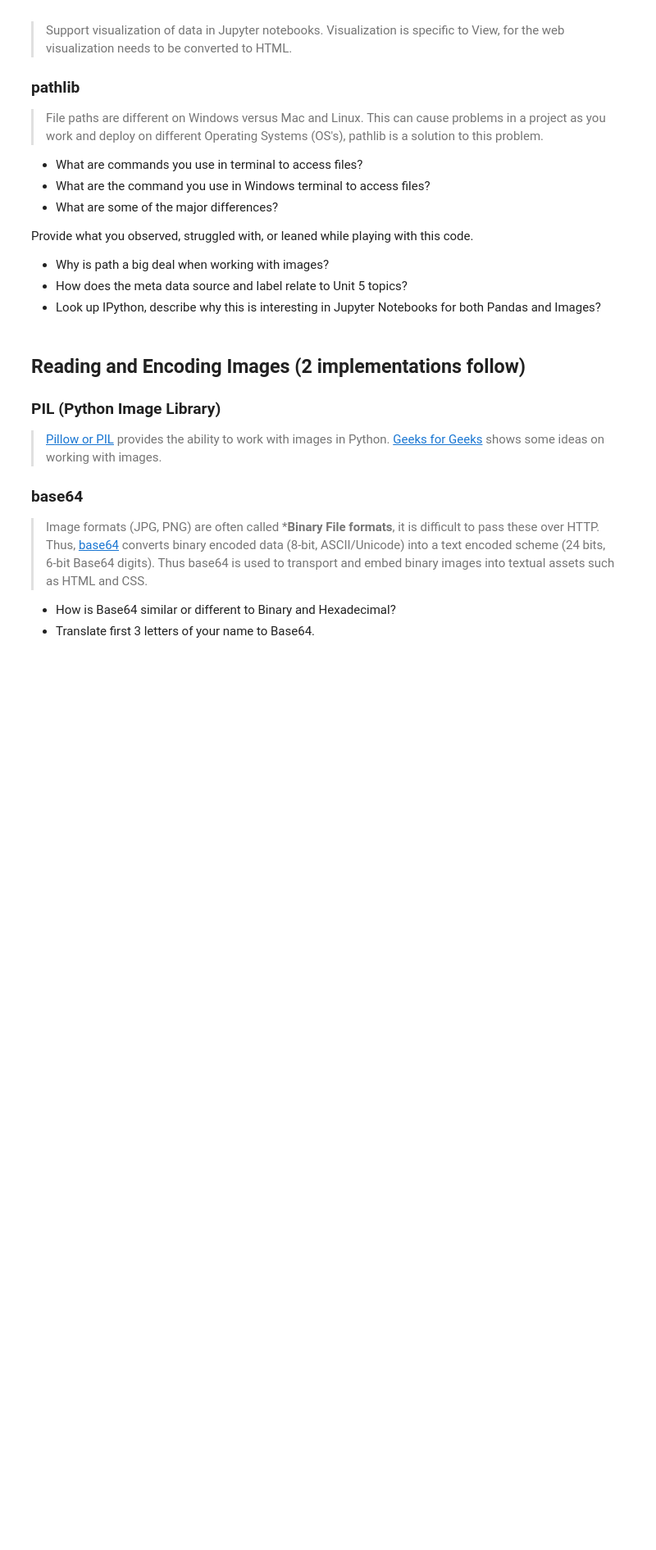
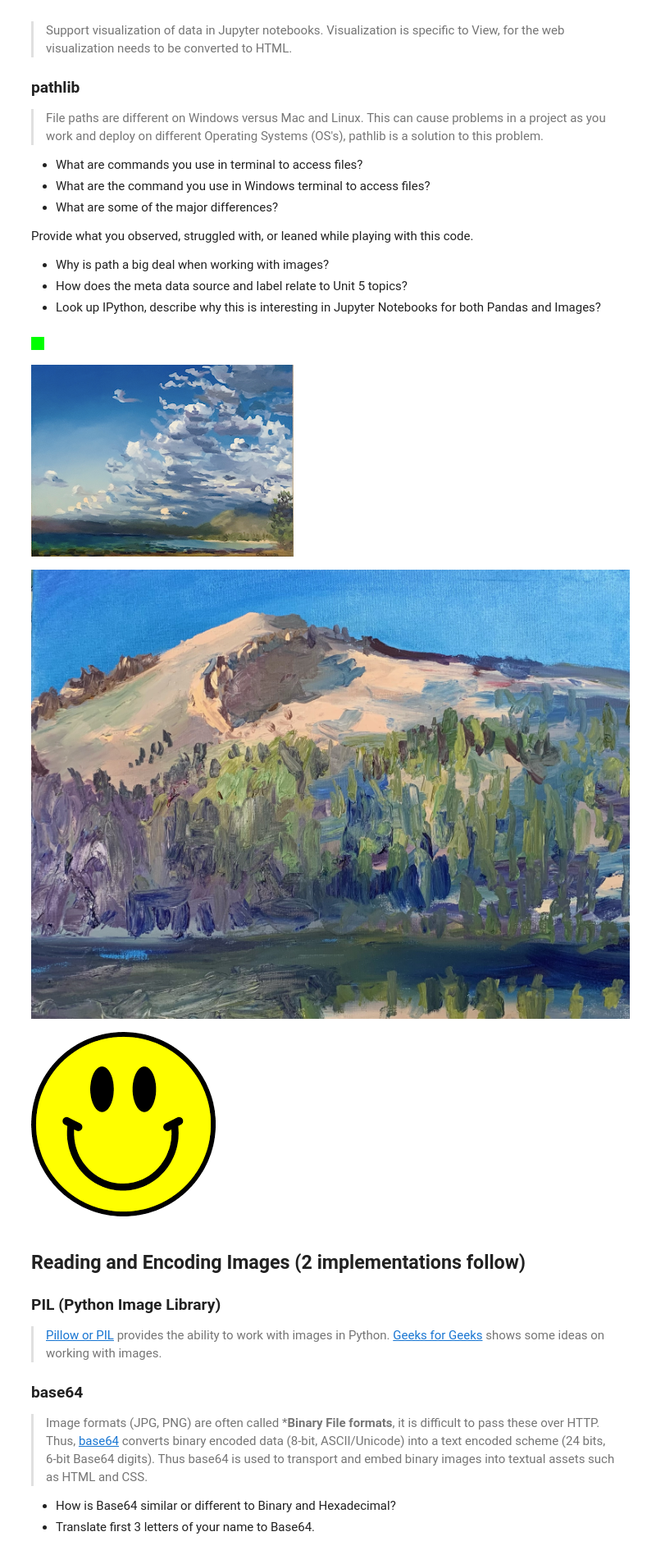
Before and after one commit to vivianknee/FastPages, a Jupyter notebook: _notebooks/2023-03-07-AP-unit2-2.ipynb, the cells around one changed output. Shown at 82% size. Saved outputs shown, nothing was run; the diff lists cells and outputs as text; code cells hidden in the pictures; blank space fills up the shorter version.

Commit message:
image smiley

```diff
--- a/_notebooks/2023-03-07-AP-unit2-2.ipynb
+++ b/_notebooks/2023-03-07-AP-unit2-2.ipynb
@@ -37,36 +37,41 @@ Provide what you observed, struggled with, or leaned while playing with this cod
 - How does the meta data source and label relate to Unit 5 topics?
 - Look up IPython, describe why this is interesting in Jupyter Notebooks for both Pandas and Images?
 # %%
-
 from IPython.display import Image, display
 from pathlib import Path  # https://medium.com/@ageitgey/python-3-quick-tip-the-easy-way-to-deal-with-file-paths-on-windows-mac-and-linux-11a072b58d5f
 
 # prepares a series of images
 def image_data(path=Path("images/"), images=None):  # path of static images is defaulted
     if images is None:  # default image
         images = [
             {'source': "Peter Carolin", 'label': "Clouds Impression", 'file': "clouds-impression.png"},
-            {'source': "Peter Carolin", 'label': "Lassen Volcano", 'file': "lassen-volcano.jpg"}
+            {'source': "Peter Carolin", 'label': "Lassen Volcano", 'file': "lassen-volcano.jpg"},
+            {'source': "google", 'label': "happy", 'file':"happy.png"}
         ]
     for image in images:
         # File to open
         image['filename'] = path / image['file']  # file with path
     return images
 
 def image_display(images):
     for image in images:
         display(Image(filename=image['filename']))
 
 
 # Run this as standalone tester to see sample data printed in Jupyter terminal
 if __name__ == "__main__":
     # print parameter supplied image
     green_square = image_data(images=[{'source': "Internet", 'label': "Green Square", 'file': "green-square-16.png"}])
     image_display(green_square)
 
     # display default images from image_data()
     default_images = image_data()
     image_display(default_images)
+# %% [output]
+[figure, added]
+[figure, added]
+[figure, added]
+[figure, added]
 # %% [markdown]
 ## Reading and Encoding Images (2 implementations follow)
 
```
Also changed, not shown: parts of 1 cell of this notebook, 1 other file.
